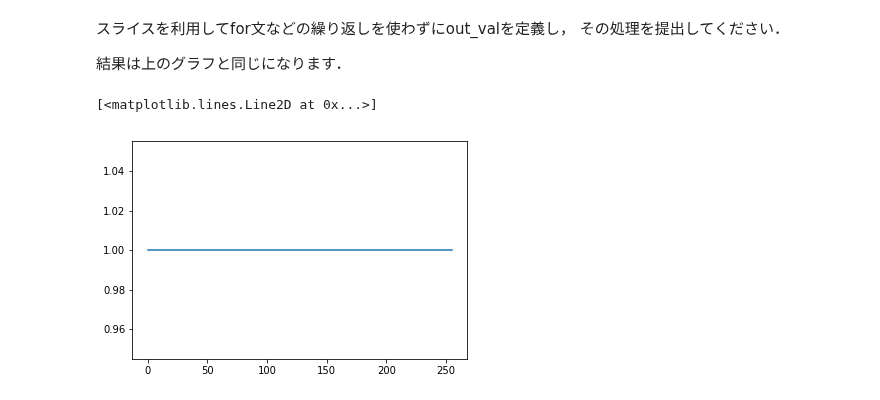
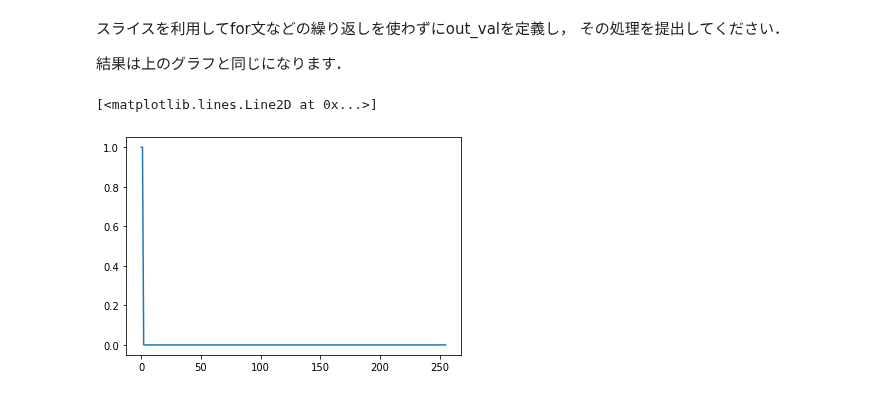
Before and after one commit to yamazoe/ImageMediaProcessing, a Jupyter notebook: week03.ipynb, the cells around one changed output. Saved outputs shown, nothing was run; the diff lists cells and outputs as text; code cells hidden in the pictures.

```diff
--- a/week03.ipynb
+++ b/week03.ipynb
@@ -184,10 +170,16 @@ plt.plot(in_val, out_val)
 
 結果は上のグラフと同じになります．
 # %%
+out_val = np.zeros(256)
 out_val[0] = 1
-out_val[1] = 2
+out_val[1] = 1
+# と書くのではなく、スライスなどを使って効率的に書いてください
+
+# ヒント：
+# np.array(range(256))
+# で0～255までの配列が作成できることも利用すると良いでしょう
 
 plt.plot(in_val, out_val)
 # %% [output]
 [<matplotlib.lines.Line2D at 0x...>]
-[figure, old version]
+[figure, new version]
```
Also changed, not shown: parts of 7 cells of this notebook.
